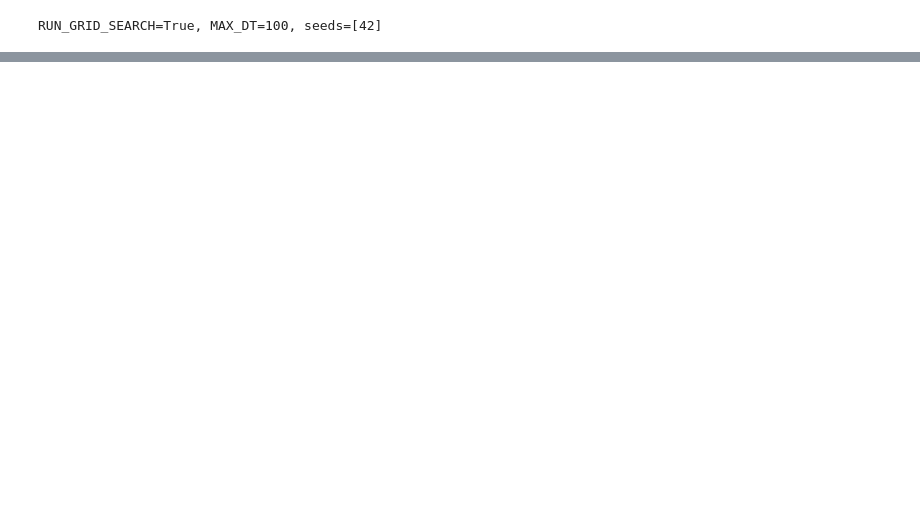
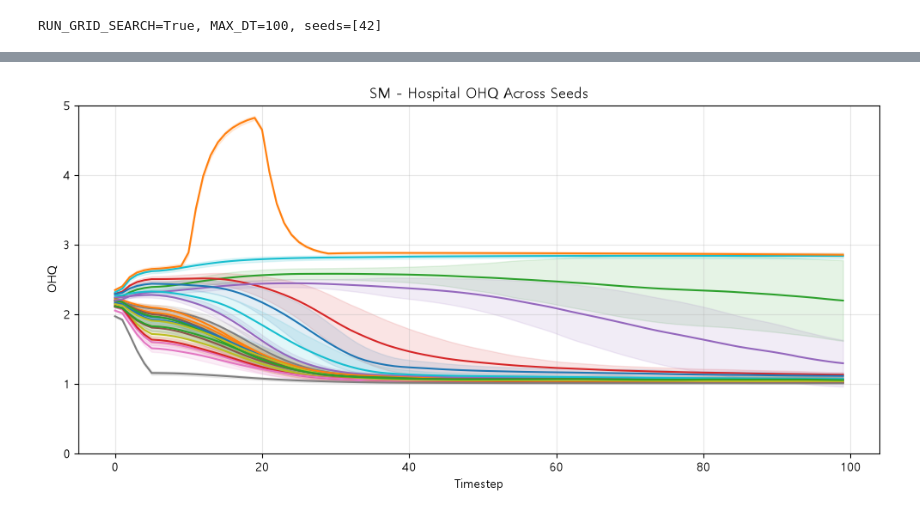
Before and after one commit to hshoon16/outmigration_gym, a Jupyter notebook: outmigration_runner.ipynb, the cells around one changed output, grey strips where cells are left out. Saved outputs shown, nothing was run; the diff lists cells and outputs as text; code cells hidden in the pictures; blank space fills up the shorter version.

```diff
--- a/outmigration_runner.ipynb
+++ b/outmigration_runner.ipynb
@@ -510,0 +906,12 @@ else:
+# %%
+# 2026-11-02: run an independent simulation using only the supplied timestep-by-hospital action schedule.
+import copy
+
+"""
+"all_hospitals"
+"regional_leading_hospitals"
+"non_seoul_leading_hospitals"
+"regional_second_leading_hospitals"
+"low_quality_hospitals"
+"""
+action_schedule = build_action_schedule("regional_second_leading_hospitals")
@@ -510,0 +1156,87 @@ else:
+# %%
+# 2026-11-02: show mean ± standard deviation across seeds for the same manual action scenario.
+action_validation_timesteps = np.arange(action_schedule.shape[0])
+
+# 2026-11-02: show regional action-scenario OHQ and PHQ seed-validation plots separately.
+for region in action_validation_region_labels:
+    hospital_idx = np.flatnonzero(action_validation_hospital_regions == region)
+    for metric_name, title, ylabel in [
+        ('OHQ', f'{region} - Hospital OHQ Across Seeds', 'OHQ'),
+        ('PHQ', f'{region} - Mean Hospital PHQ Across Seeds', 'Mean PHQ'),
+    ]:
+        fig, ax = plt.subplots(figsize=(10, 5))
+        for hospital in hospital_idx:
+            values = action_seed_validation_results[metric_name][:, :, hospital]
+            mean = values.mean(axis=0)
+            std = values.std(axis=0)
+            line, = ax.plot(
+                action_validation_timesteps, mean, label=action_validation_hospital_names[hospital]
+            )
+            ax.fill_between(
+                action_validation_timesteps, mean - std, mean + std,
+                color=line.get_color(), alpha=0.12
+            )
+        ax.set(title=title, xlabel='Timestep', ylabel=ylabel, ylim=(0, 5))
+        ax.grid(alpha=0.3)
+        fig.tight_layout()
+        plt.show()
+
+# Regional PRQ under the same action schedule.
+fig, ax = plt.subplots(figsize=(12, 6))
+for region_idx, region in enumerate(action_validation_region_labels):
+    values = action_seed_validation_results['PRQ'][:, :, region_idx]
+    mean = values.mean(axis=0)
+    std = values.std(axis=0)
+    line, = ax.plot(action_validation_timesteps, mean, label=region, linewidth=2)
+    ax.fill_between(
+        action_validation_timesteps, mean - std, mean + std,
+        color=line.get_color(), alpha=0.15
+    )
+ax.set(title='Regional PRQ Across Random Seeds (Action Scenario)', xlabel='Timestep', ylabel='PRQ')
+ax.grid(alpha=0.3)
+ax.legend(title='Region')
+fig.tight_layout()
+plt.show()
+
+# Action effect and total outmigration validation across seeds.
+fig, axes = plt.subplots(1, 2, figsize=(14, 5), sharex=True)
+mean_action_ohq = action_seed_validation_results['ACTION_OHQ'].mean(axis=(0, 2))
+std_action_ohq = action_seed_validation_results['ACTION_OHQ'].mean(axis=2).std(axis=0)
+axes[0].plot(action_validation_timesteps, mean_action_ohq, color='tab:orange')
+axes[0].fill_between(
+    action_validation_timesteps, mean_action_ohq - std_action_ohq, mean_action_ohq + std_action_ohq,
+    color='tab:orange', alpha=0.15
+)
+axes[0].set(title='Mean Action-induced OHQ Across Seeds', xlabel='Timestep', ylabel='Mean Action-induced OHQ')
+outmigration_total = action_seed_validation_results['OUTMIGRATION_TOTAL']
+mean_outmigration = outmigration_total.mean(axis=0)
+std_outmigration = outmigration_total.std(axis=0)
+axes[1].plot(action_validation_timesteps, mean_outmigration, color='tab:red')
+axes[1].fill_between(
+    action_validation_timesteps, mean_outmigration - std_outmigration, mean_outmigration + std_outmigration,
+    color='tab:red', alpha=0.15
+)
+axes[1].set(title='Population-weighted Outmigration Across Seeds', xlabel='Timestep', ylabel='Probability', ylim=(0, 1))
+for ax in axes:
+    ax.grid(alpha=0.3)
+fig.tight_layout()
+plt.show()
+
+# 2026-11-02: add residence-region outmigration mean ± standard deviation for the action scenario.
+fig, ax = plt.subplots(figsize=(11, 6))
+for region_idx, region in enumerate(action_validation_region_labels):
+    values = action_seed_validation_results['OUTMIGRATION_BY_REGION'][:, :, region_idx]
+    mean = values.mean(axis=0)
+    std = values.std(axis=0)
+    line, = ax.plot(action_validation_timesteps, mean, label=region, linewidth=2)
+    ax.fill_between(
+        action_validation_timesteps, mean - std, mean + std,
+        color=line.get_color(), alpha=0.15
+    )
+ax.set(title='Outmigration Probability by Residence Region Across Random Seeds (Action Scenario)', xlabel='Timestep', ylabel='Probability', ylim=(0, 1))
+ax.grid(alpha=0.3)
+ax.legend(title='Region')
+fig.tight_layout()
+plt.show()
+# %% [output]
+[figure, added]
```
Also changed, not shown: parts of 26 cells of this notebook, 11 other files.
